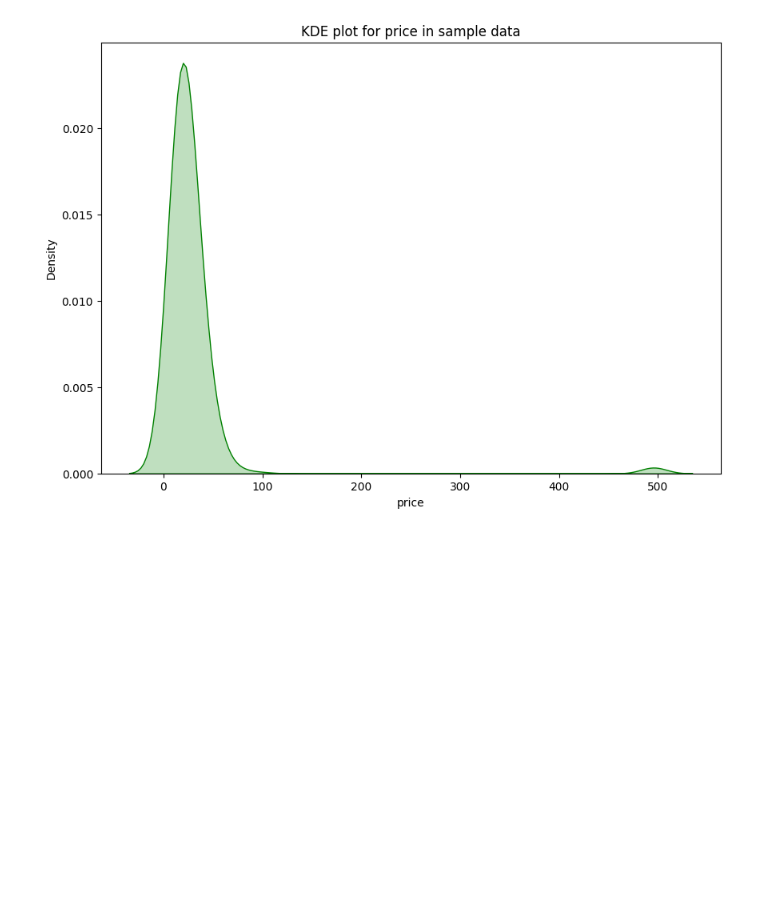
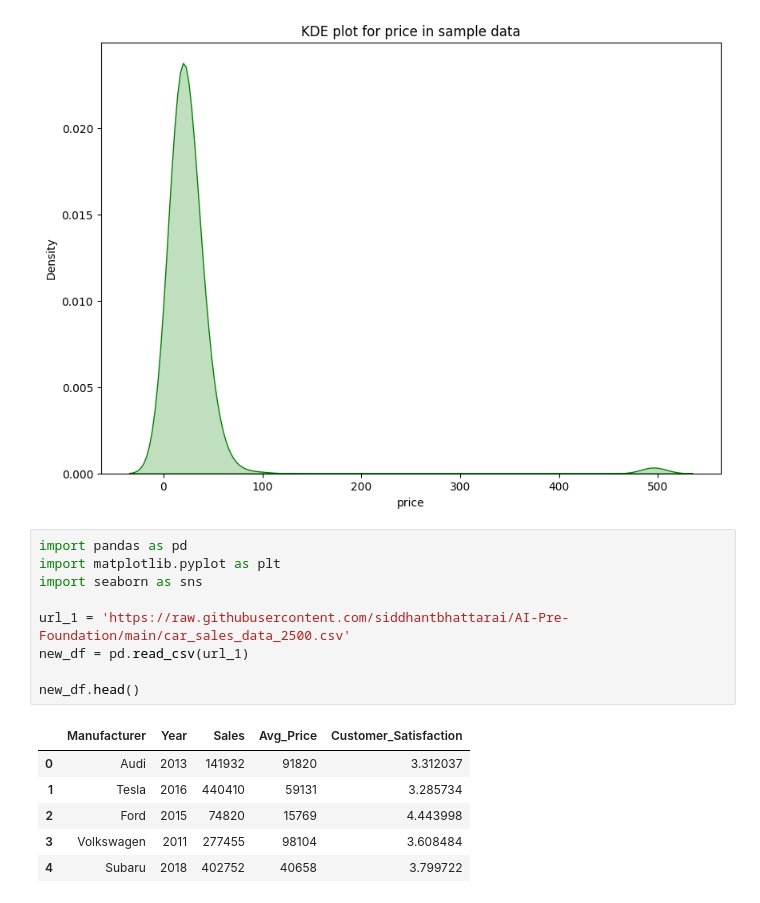
Before and after one commit to siddhantbhattarai/AI-Pre-Foundation, a Jupyter notebook: Day_5_Visualization_Exercise.ipynb, the cells around one changed output. Saved outputs shown, nothing was run; the diff lists cells and outputs as text; blank space fills up the shorter version.

```diff
--- a/Day_5_Visualization_Exercise.ipynb
+++ b/Day_5_Visualization_Exercise.ipynb
@@ -73,3 +73,19 @@ plt.title('KDE plot for price in sample data')
 plt.show()
 # %% [output]
 [figure]
+# %%
+import pandas as pd
+import matplotlib.pyplot as plt
+import seaborn as sns
+
+url_1 = 'https://raw.githubusercontent.com/siddhantbhattarai/AI-Pre-Foundation/main/car_sales_data_2500.csv'
+new_df = pd.read_csv(url_1)
+
+new_df.head()
+# %% [output]
+|  | Manufacturer | Year | Sales | Avg_Price | Customer_Satisfaction |
+| 0 | Audi | 2013 | 141932 | 91820 | 3.312037 |
+| 1 | Tesla | 2016 | 440410 | 59131 | 3.285734 |
+| 2 | Ford | 2015 | 74820 | 15769 | 4.443998 |
+| 3 | Volkswagen | 2011 | 277455 | 98104 | 3.608484 |
+| 4 | Subaru | 2018 | 402752 | 40658 | 3.799722 |
```
